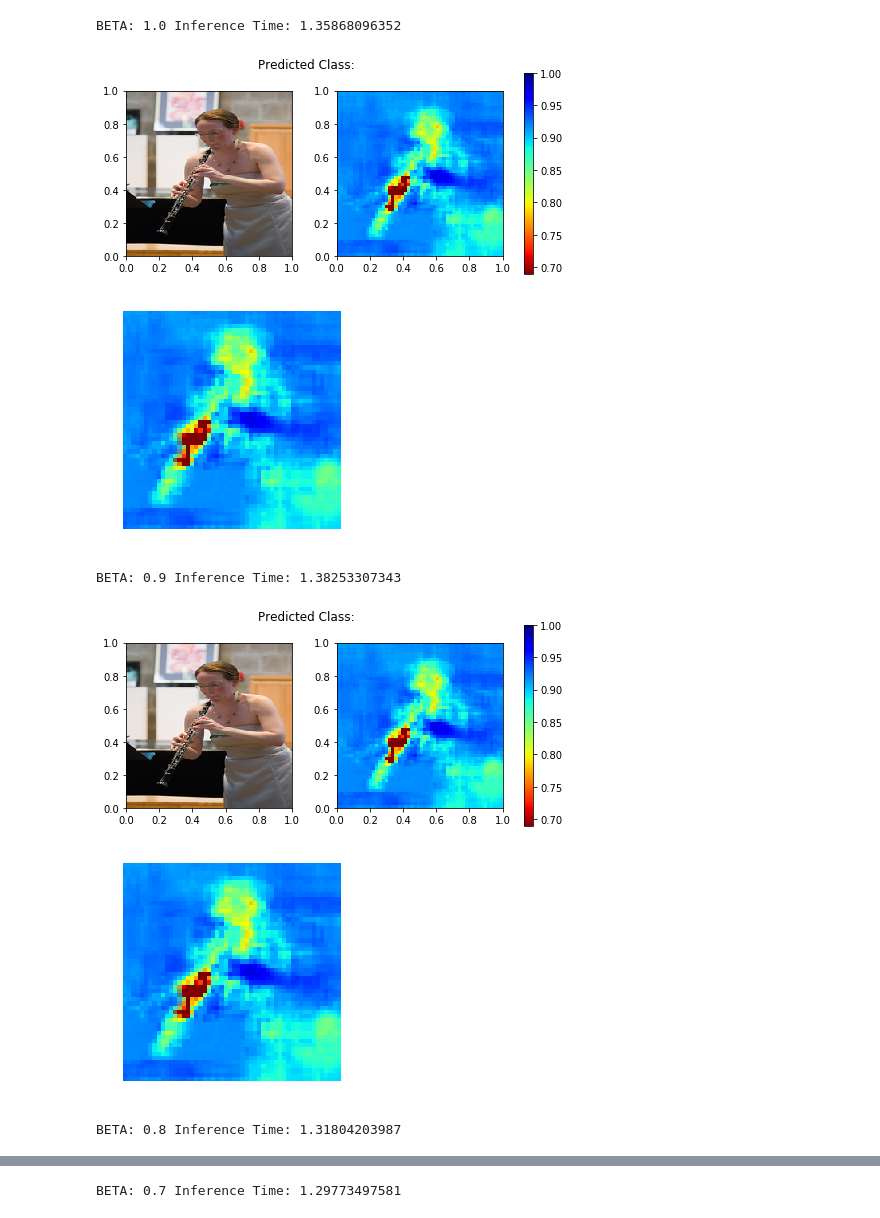
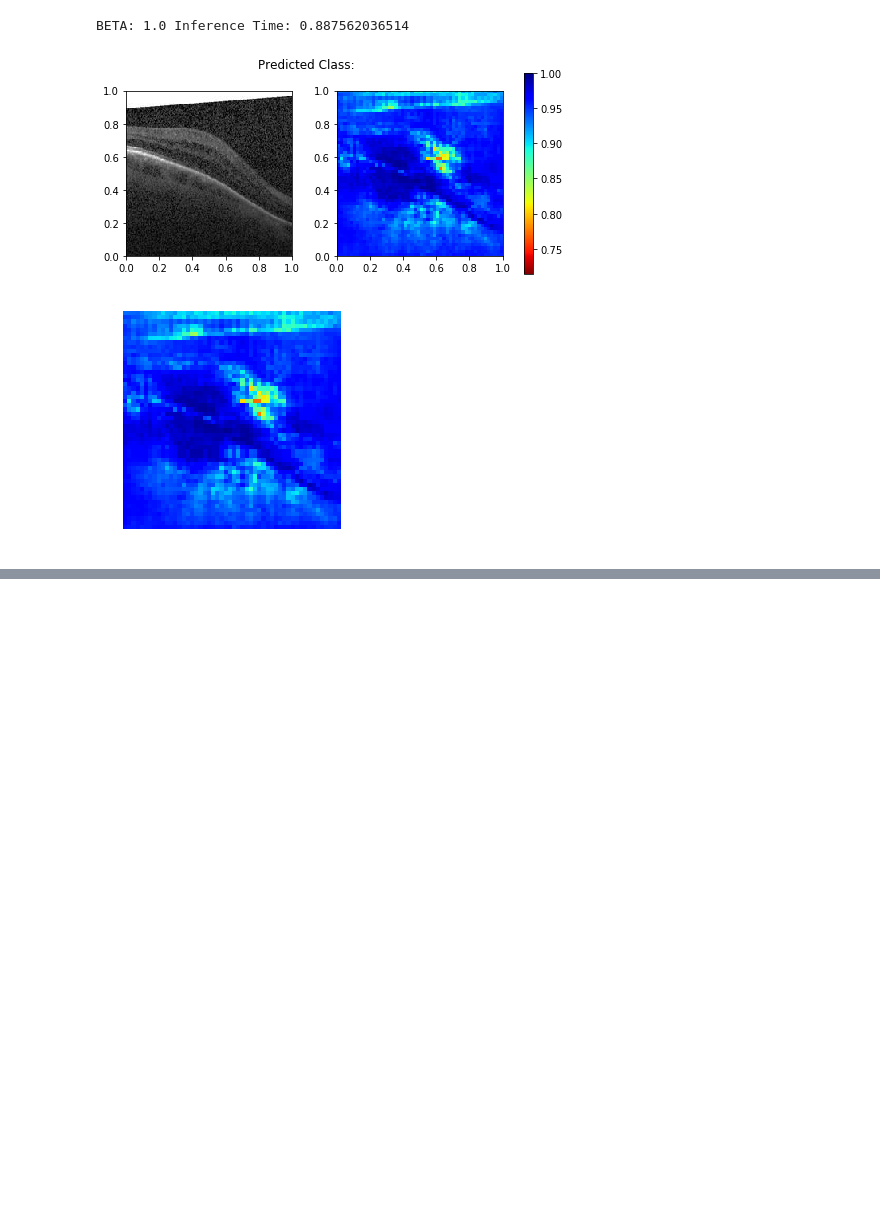
Before and after one commit to xil222/krypton, a Jupyter notebook: exps/adaptive_drilldown_explore.ipynb, the cells around one changed output, grey strips where cells are left out. Saved outputs shown, nothing was run; the diff lists cells and outputs as text; code cells hidden in the pictures; blank space fills up the shorter version.

```diff
--- a/exps/adaptive_drilldown_explore.ipynb
+++ b/exps/adaptive_drilldown_explore.ipynb
@@ -40,14 +40,17 @@ torch.set_num_threads(8)
 ###
 ################################################
 image_file_path = "../data/oct/test/DME/DME-5245128-3.jpeg"
-image_file_path = "../data/chest_xray/test/VIRAL/person1110_virus_1835.jpeg"
-image_file_path = "/home/snakanda/Work/Krypton/data/imagenet-sample/n03838899_27257_oboe.jpg"
+# image_file_path = "../data/chest_xray/test/VIRAL/person1110_virus_1835.jpeg"
+# image_file_path = "/home/snakanda/Work/Krypton/data/imagenet-sample/n03838899_27257_oboe.jpg"
+# image_file_path = "/home/snakanda/Work/Krypton/exps/fireboat.png"
+# image_file_path = "/home/snakanda/Work/Krypton/camera.png"
+# image_file_path = "../code/python/dog_resized.jpg"
 # %%
-model = VGG16
+model = ResNet18
 patch_size = 16
 stride = 4
-c = 0.0
-dataset = 'imagenet'
+c = 0
+dataset = 'oct'
 
 if model == Inception3:
     image_size = 299
@@ -242,7 +245,7 @@ def inc_inference(inc_model1, inc_model2, beta, patch_size=4, stride=1, adaptive
     if not adaptive:
         with torch.no_grad():
             x, prob, logit_index = inc_inference_e2e_with_model(inc_model1, image_file_path, patch_size, stride,
-                                  batch_size=256, beta=beta, gpu=gpu, version='v1',
+                                  batch_size=128, beta=beta, gpu=gpu, version='v1',
                                  image_size=image_size, x_size=image_size, y_size=image_size,
                                  weights_data=weights_data)
     else:
@@ -261,7 +264,7 @@ orig_hm = pickle.load(open('temp', 'r'))
 times = []
 score = []
 
-taus = [1.0, 0.9, 0.8, 0.7, 0.6, 0.5, 0.4, 0.3]
+taus = [1.0]#[1.0, 0.9, 0.8, 0.7, 0.6, 0.5, 0.4, 0.3]
 
 inc_model1 = model(gpu=gpu, weights_data=weights_data).eval()
 inc_model2 = model(gpu=gpu, weights_data=weights_data).eval()
@@ -269,37 +272,33 @@ for beta in taus:
     #warming up
     inc_model1 = model(gpu=gpu, beta=beta, weights_data=weights_data).eval()
     inc_model2 = model(gpu=gpu, beta=beta, weights_data=weights_data).eval()
     x, prob, logit_index = inc_inference(inc_model1, inc_model2, beta, patch_size=patch_size, stride=stride, adaptive=False,
                                          weights_data=weights_data)
 
     prev_time = time.time()
     x, prob, logit_index = inc_inference(inc_model1, inc_model2, beta, patch_size=patch_size, stride=stride, adaptive=False,
                                          weights_data=weights_data)
     inc_inference_time = time.time()-prev_time
     times.append(inc_inference_time)
 
     label = "BETA: " + str(beta) +" Inference Time: " + str(inc_inference_time)
     print(label)
     hm = generate_heatmap(image_file_path, x, show=True, width=224, alpha=1.0, prob=prob)
 
     if hm.shape[0] < 7:
         win_size=3
     else:
         win_size=None
 
     score.append(ssim(orig_hm, hm, data_range=255, multichannel=True, win_size=win_size))
 
     #clear
     plt.show()
     plt.axis('off')
     plt.imshow(hm)
     plt.savefig('temp'+str(beta)+'.jpg', bbox_inches='tight')
     plt.show()
 # %% [output]
-BETA: 1.0 Inference Time: 1.35868096352
+BETA: 1.0 Inference Time: 0.887562036514
-[figure, old version]
+[figure, new version]
-[figure, old version]
+[figure, new version]
-BETA: 0.9 Inference Time: 1.38253307343
-[figure, removed]
-[figure, removed]
-BETA: 0.8 Inference Time: 1.31804203987
@@ -308 +304,0 @@ BETA: 0.8 Inference Time: 1.31804203987
-BETA: 0.7 Inference Time: 1.29773497581
```
Also changed, not shown: parts of 6 cells of this notebook, 18 other files.
